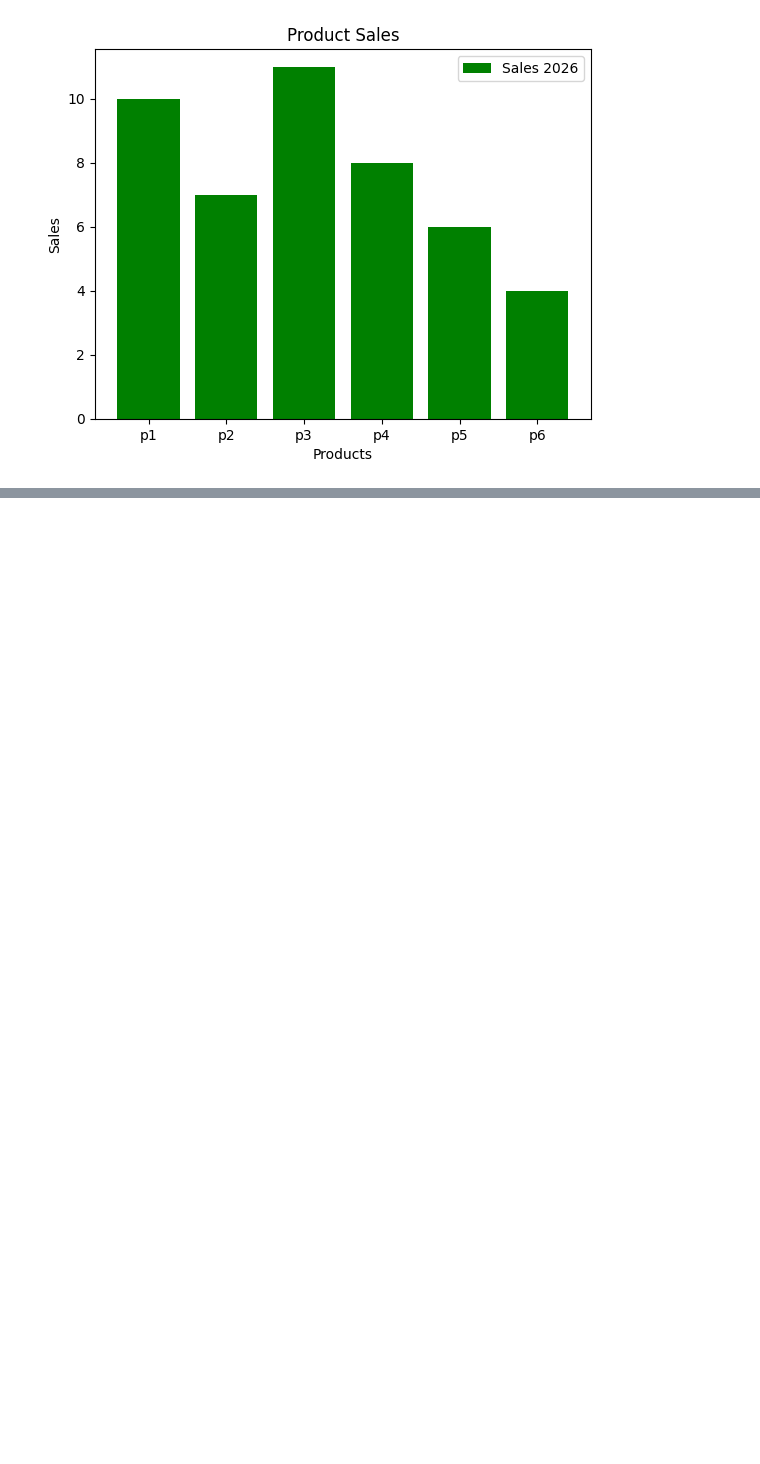
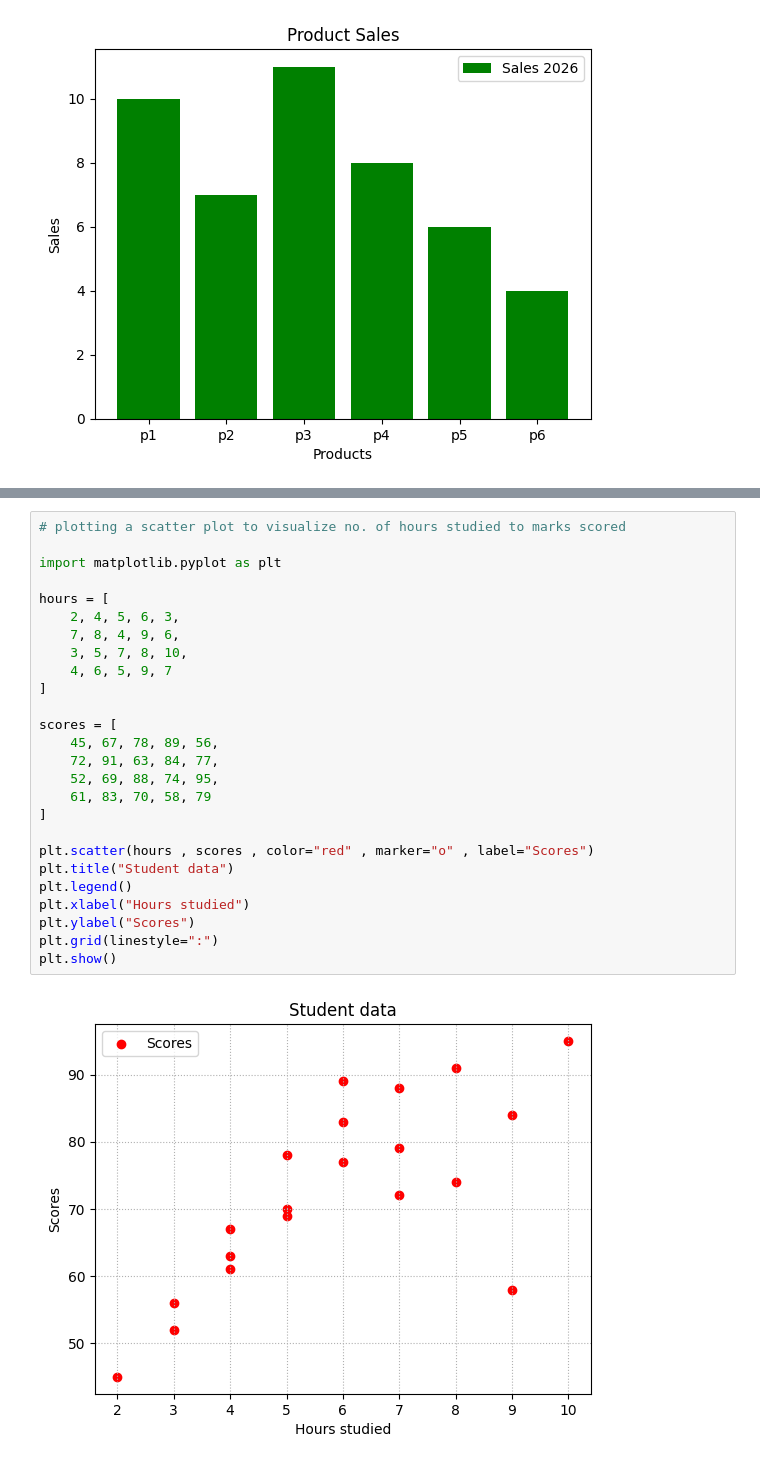
Before and after one commit to pranjal7398/Matplotlib, a Jupyter notebook: matplotlib.ipynb, the cells around one changed output, grey strips where cells are left out. Drawn from its saved outputs; the diff is of its cells as text; blank space fills up the shorter version.

```diff
--- a/matplotlib.ipynb
+++ b/matplotlib.ipynb
@@ -46,0 +85,28 @@ plt.show()
+# %%
+# plotting a scatter plot to visualize no. of hours studied to marks scored
+
+import matplotlib.pyplot as plt
+
+hours = [
+    2, 4, 5, 6, 3,
+    7, 8, 4, 9, 6,
+    3, 5, 7, 8, 10,
+    4, 6, 5, 9, 7
+]
+
+scores = [
+    45, 67, 78, 89, 56,
+    72, 91, 63, 84, 77,
+    52, 69, 88, 74, 95,
+    61, 83, 70, 58, 79
+]
+
+plt.scatter(hours , scores , color="red" , marker="o" , label="Scores")
+plt.title("Student data")
+plt.legend()
+plt.xlabel("Hours studied")
+plt.ylabel("Scores")
+plt.grid(linestyle=":")
+plt.show()
+# %% [output]
+[figure, added]
```
Also changed, not shown: parts of 5 cells of this notebook.
